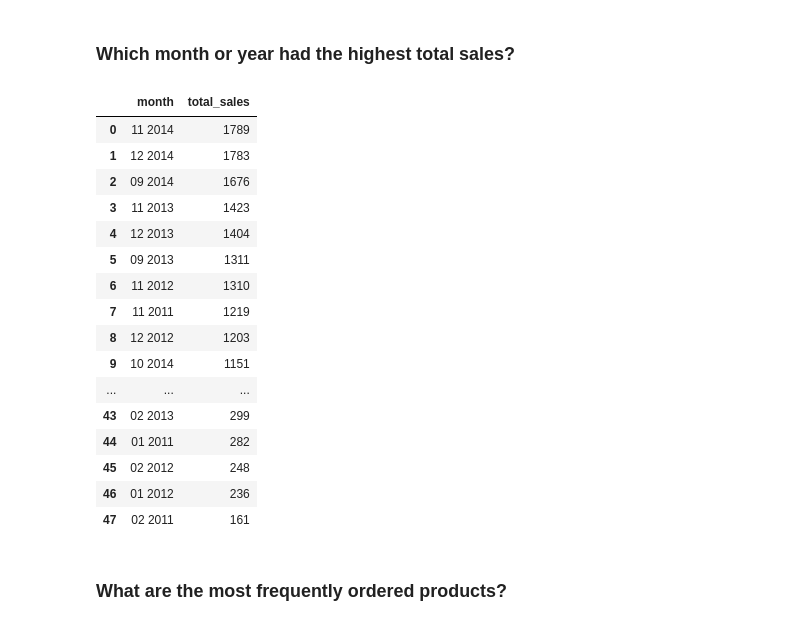
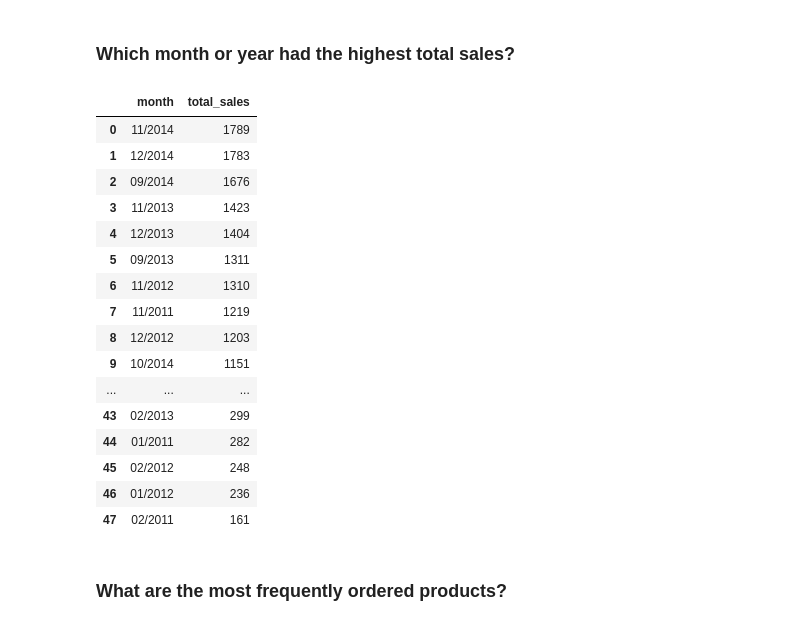
Before and after one commit to miramontron/DA_M3_W4_Workflow, a Jupyter notebook: notebooks/superstore_sales_workflow.ipynb, the cells around one changed output. Saved outputs shown, nothing was run; the diff lists cells and outputs as text; code cells hidden in the pictures.

Commit message:
Rewrites some query output formatting and adds two visualizations

```diff
--- a/notebooks/superstore_sales_workflow.ipynb
+++ b/notebooks/superstore_sales_workflow.ipynb
@@ -282,31 +282,31 @@ result6
 # %% [markdown]
 ### Which month or year had the highest total sales?
 # %%
-query7 = """ SELECT strftime('%m %Y', o.order_date) AS month, SUM(od.quantity) AS total_sales FROM orders o
+query7 = """ SELECT strftime('%m/%Y', o.order_date) AS month, SUM(od.quantity) AS total_sales FROM orders o
     JOIN order_details od ON o.order_id = od.order_id
     GROUP BY month
     ORDER BY total_sales DESC;
 """
 result7 = pd.read_sql(query7, conn)
 result7
 # %% [output]
 |  | month | total_sales |
-| 0 | 11 2014 | 1789 |
-| 1 | 12 2014 | 1783 |
-| 2 | 09 2014 | 1676 |
-| 3 | 11 2013 | 1423 |
-| 4 | 12 2013 | 1404 |
-| 5 | 09 2013 | 1311 |
-| 6 | 11 2012 | 1310 |
-| 7 | 11 2011 | 1219 |
-| 8 | 12 2012 | 1203 |
-| 9 | 10 2014 | 1151 |
+| 0 | 11/2014 | 1789 |
+| 1 | 12/2014 | 1783 |
+| 2 | 09/2014 | 1676 |
+| 3 | 11/2013 | 1423 |
+| 4 | 12/2013 | 1404 |
+| 5 | 09/2013 | 1311 |
+| 6 | 11/2012 | 1310 |
+| 7 | 11/2011 | 1219 |
+| 8 | 12/2012 | 1203 |
+| 9 | 10/2014 | 1151 |
 | ... | ... | ... |
-| 43 | 02 2013 | 299 |
-| 44 | 01 2011 | 282 |
-| 45 | 02 2012 | 248 |
-| 46 | 01 2012 | 236 |
-| 47 | 02 2011 | 161 |
+| 43 | 02/2013 | 299 |
+| 44 | 01/2011 | 282 |
+| 45 | 02/2012 | 248 |
+| 46 | 01/2012 | 236 |
+| 47 | 02/2011 | 161 |
 # %% [markdown]
 ### What are the most frequently ordered products?
 # %%
```
Also changed, not shown: parts of 6 cells of this notebook.
